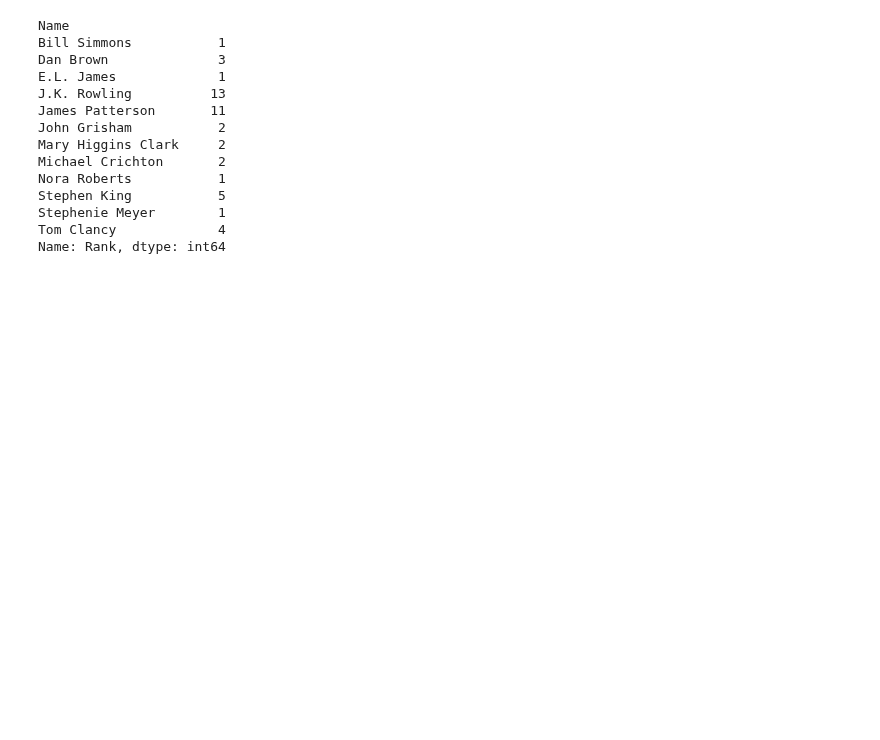
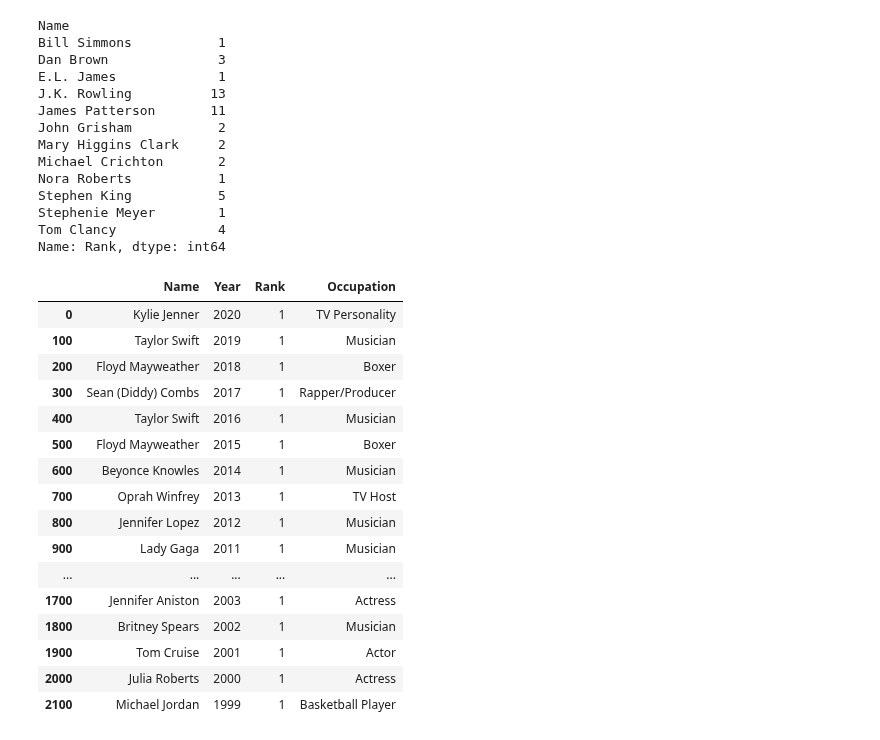
Before and after one commit to chandanabrdwj/100DaysOfML, a Jupyter notebook: 100-celebs-x-22-years-of-forbes.ipynb, the cells around one changed output. Saved outputs shown, nothing was run; the diff lists cells and outputs as text; code cells hidden in the pictures; blank space fills up the shorter version.

Commit message:
Kaggle Notebook | 100 Celebs x 22 years of Forbes | Version 4

```diff
--- a/100-celebs-x-22-years-of-forbes.ipynb
+++ b/100-celebs-x-22-years-of-forbes.ipynb
@@ -258,3 +236,23 @@ Stephen King           5
 Stephenie Meyer        1
 Tom Clancy             4
 Name: Rank, dtype: int64
+# %%
+df[df.Rank == 1]
+# %% [output]
+|  | Name | Year | Rank | Occupation |
+| 0 | Kylie Jenner | 2020 | 1 | TV Personality |
+| 100 | Taylor Swift | 2019 | 1 | Musician |
+| 200 | Floyd Mayweather | 2018 | 1 | Boxer |
+| 300 | Sean (Diddy) Combs | 2017 | 1 | Rapper/Producer |
+| 400 | Taylor Swift | 2016 | 1 | Musician |
+| 500 | Floyd Mayweather | 2015 | 1 | Boxer |
+| 600 | Beyonce Knowles | 2014 | 1 | Musician |
+| 700 | Oprah Winfrey | 2013 | 1 | TV Host |
+| 800 | Jennifer Lopez | 2012 | 1 | Musician |
+| 900 | Lady Gaga | 2011 | 1 | Musician |
+| ... | ... | ... | ... | ... |
+| 1700 | Jennifer Aniston | 2003 | 1 | Actress |
+| 1800 | Britney Spears | 2002 | 1 | Musician |
+| 1900 | Tom Cruise | 2001 | 1 | Actor |
+| 2000 | Julia Roberts | 2000 | 1 | Actress |
+| 2100 | Michael Jordan | 1999 | 1 | Basketball Player |
```
Also changed, not shown: parts of 9 cells of this notebook.
